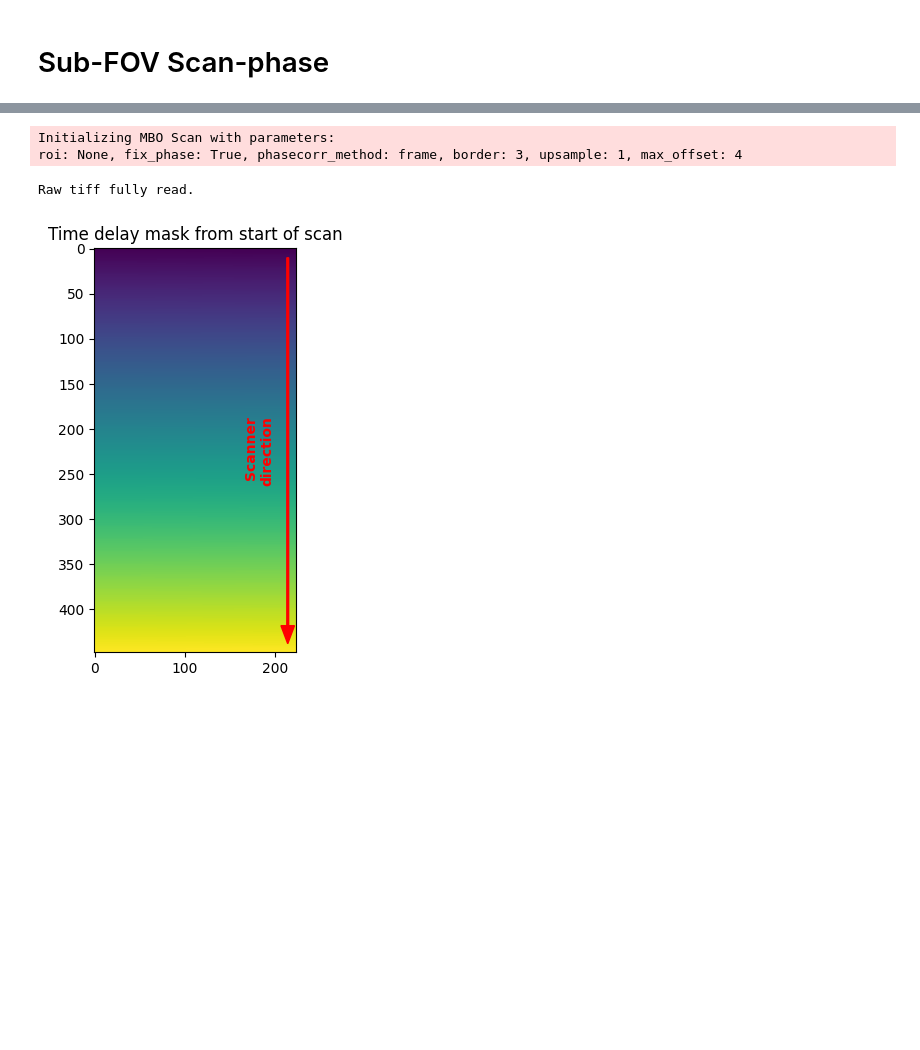
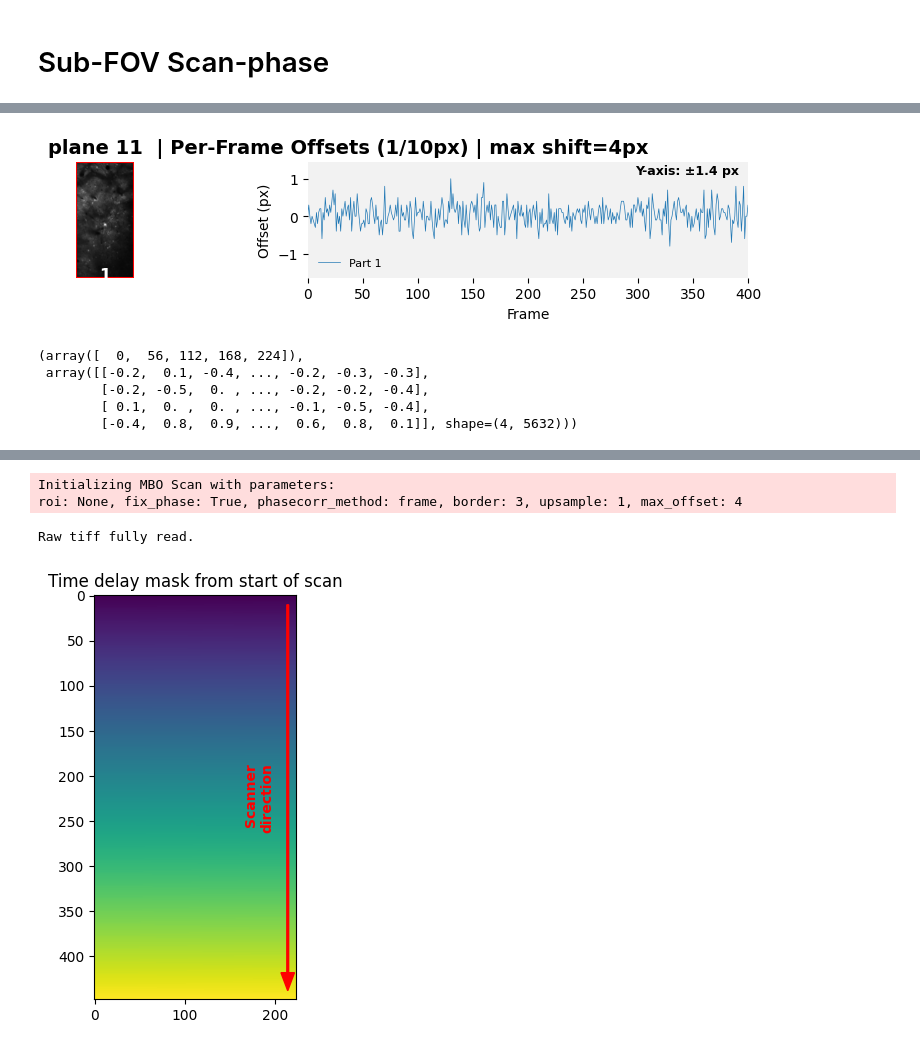
Before and after one commit to apasarkar/masknmf-toolbox, a Jupyter notebook: notebooks/mbo_demos/scan_phase.ipynb, the cells around one changed output, grey strips where cells are left out. Cells and saved outputs as stored; diff of their text form; code cells hidden in the pictures; blank space fills up the shorter version.

```diff
--- a/notebooks/mbo_demos/scan_phase.ipynb
+++ b/notebooks/mbo_demos/scan_phase.ipynb
@@ -22,4 +35,8 @@ raw_files = [x for x in Path(r"D:\tests_bigmem\roi2").glob("*.tif*")]
 data_store = {}
 
 for file in raw_files:
-    data_store[file.stem] = tifffile.memmap(file)
+    if file.stem == "plane11":
+        data_store[file.stem] = tifffile.memmap(file)
+
+zplane_name = "plane11"
+data = data_store[zplane_name]
@@ -34,2 +42,0 @@ data = data_store[zplane_name]
-# %%
-offsets = np.array([_phase_corr_2d(frame, 10) for frame in data])
@@ -73,18 +43 @@ def phase_offsets_timecourse(data, n_parts=3, upsample=10, max_offset=4, border=
-# %%
-from matplotlib.gridspec import GridSpec, GridSpecFromSubplotSpec
-
-upsample = 10
-max_offset = 4
-border = 0
-
-mean_img = data.mean(0).astype(np.float32)
-xsplits, offsets = phase_offsets_timecourse(data, n_parts=6, upsample=upsample, max_offset=max_offset, border=border)
-n_parts, n_frames = offsets.shape
-
-# Get global y-axis limits across all patches
-all_y = np.concatenate(offsets)
-ymin, ymax = all_y.min(), all_y.max()
-pad = 0.05 * (ymax - ymin)
-ymin -= pad
-ymax += pad
 # %%
@@ -168,0 +185,18 @@ run_plot_for_plane(data_store["plane5"], "plane5", save_dir="./results", n_parts
+# %%
+n_parts = 4
+upsample = 10
+max_offset = 4
+
+run_plot_for_plane(
+    data_store["plane11"],
+    "plane 11 ",
+    save_dir="./results",
+    n_parts=1,
+    upsample=upsample,
+    max_offset=max_offset,
+    xmin=0,
+    xmax=400,
+    share_axis=True
+)
+# %% [output]
+[figure, added]
@@ -168,0 +207,8 @@ run_plot_for_plane(data_store["plane5"], "plane5", save_dir="./results", n_parts
+# %%
+xsplits, offsets
+# %% [output]
+(array([  0,  56, 112, 168, 224]),
+ array([[-0.2,  0.1, -0.4, ..., -0.2, -0.3, -0.3],
+        [-0.2, -0.5,  0. , ..., -0.2, -0.2, -0.4],
+        [ 0.1,  0. ,  0. , ..., -0.1, -0.5, -0.4],
+        [-0.4,  0.8,  0.9, ...,  0.6,  0.8,  0.1]], shape=(4, 5632)))
```
Also changed, not shown: parts of 15 cells of this notebook, 2 other files.
